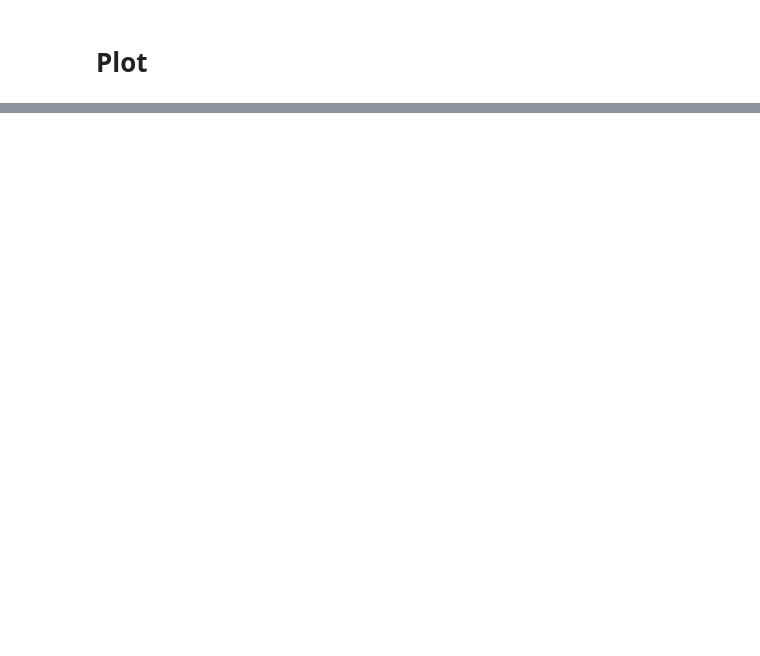
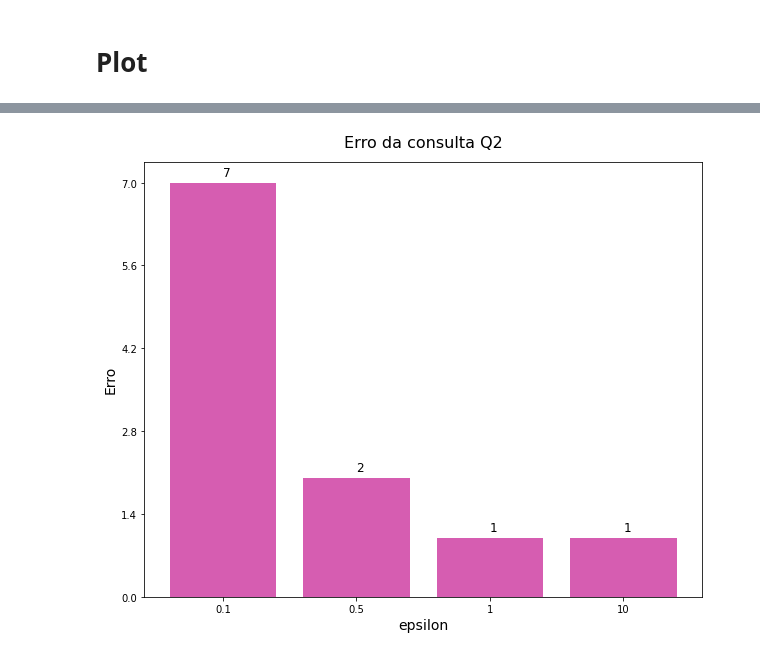
Before and after one commit to Brabissima/disciplina-priv-2022, a Jupyter notebook: Trab 03 - Laplace/Laplace.ipynb, the cells around one changed output, grey strips where cells are left out. Drawn from its saved outputs; the diff is of its cells as text; code cells hidden in the pictures; blank space fills up the shorter version.

```diff
--- a/Trab 03 - Laplace/Laplace.ipynb
+++ b/Trab 03 - Laplace/Laplace.ipynb
@@ -155,0 +308,4 @@ def plot_graphic(query, dict_dp_results):
+# %%
+plot_bar_graph(Q2, all_results)
+# %% [output]
+[figure, added]
```
Also changed, not shown: parts of 15 cells of this notebook.
